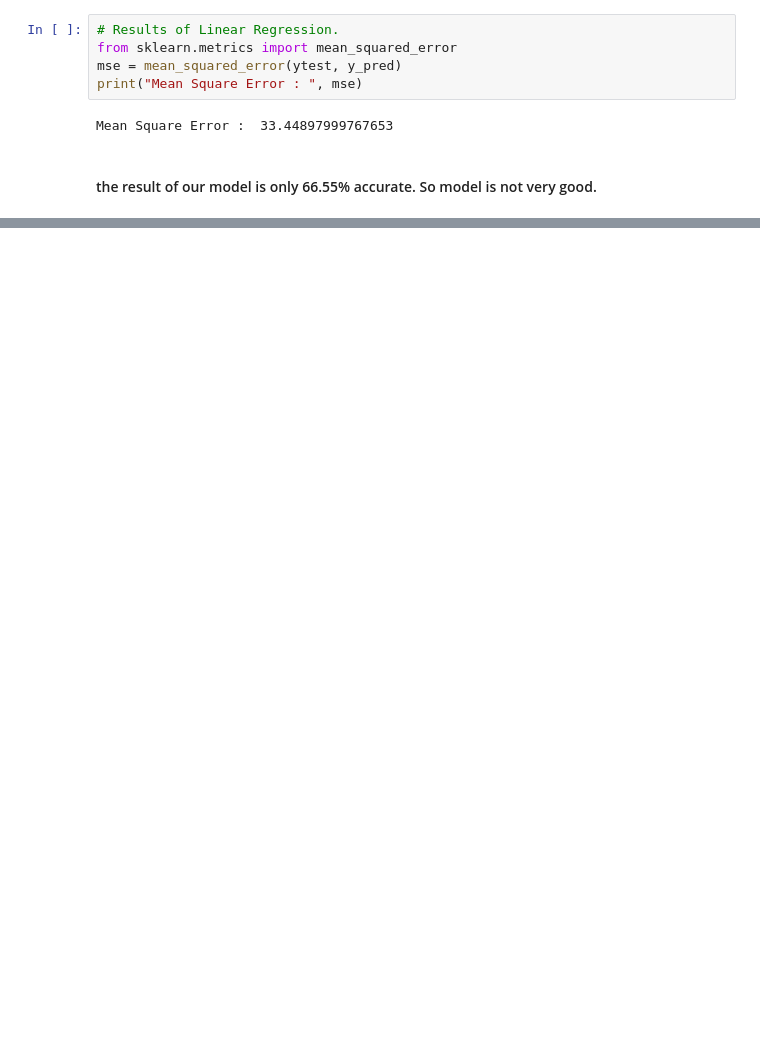
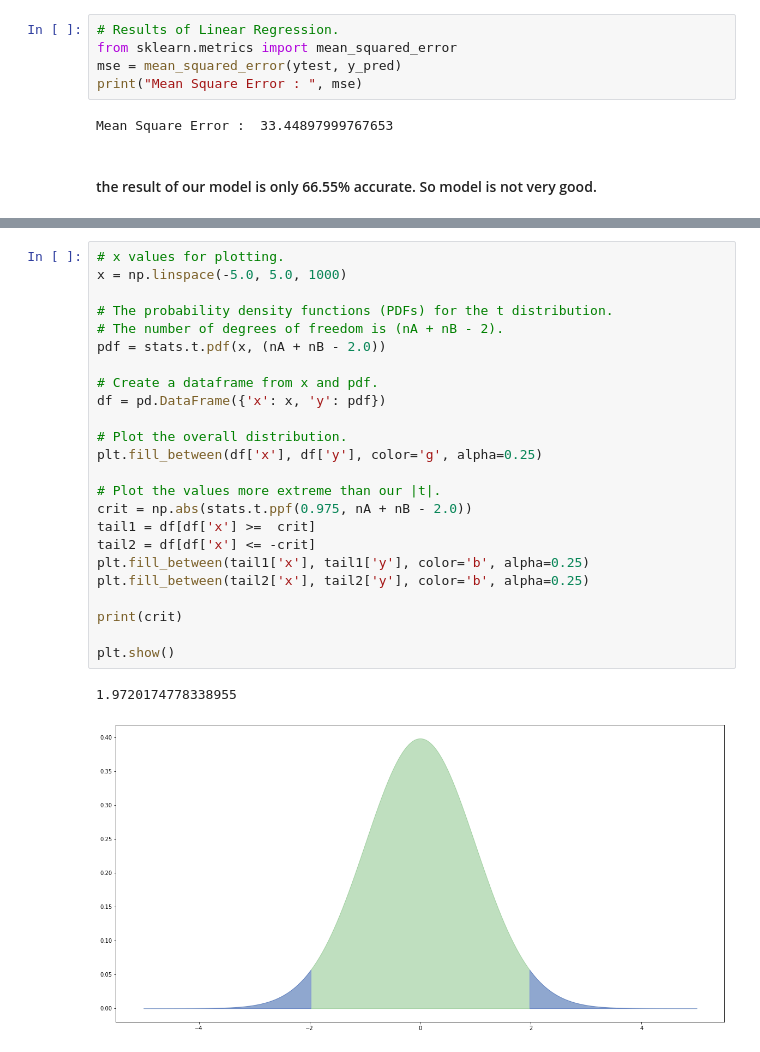
Before and after one commit to kennycolsh/Machine-Learning-Assessment-1, a Jupyter notebook: MacLearning-Ass1.ipynb, the cells around one changed output, grey strips where cells are left out. Cells and saved outputs as stored; diff of their text form; blank space fills up the shorter version.

```diff
--- a/MacLearning-Ass1.ipynb
+++ b/MacLearning-Ass1.ipynb
@@ -544,0 +622,27 @@ Mean Square Error :  33.44897999767653
+# %%
+# x values for plotting.
+x = np.linspace(-5.0, 5.0, 1000)
+
+# The probability density functions (PDFs) for the t distribution.
+# The number of degrees of freedom is (nA + nB - 2).
+pdf = stats.t.pdf(x, (nA + nB - 2.0))
+
+# Create a dataframe from x and pdf.
+df = pd.DataFrame({'x': x, 'y': pdf})
+
+# Plot the overall distribution.
+plt.fill_between(df['x'], df['y'], color='g', alpha=0.25)
+
+# Plot the values more extreme than our |t|.
+crit = np.abs(stats.t.ppf(0.975, nA + nB - 2.0))
+tail1 = df[df['x'] >=  crit]
+tail2 = df[df['x'] <= -crit]
+plt.fill_between(tail1['x'], tail1['y'], color='b', alpha=0.25)
+plt.fill_between(tail2['x'], tail2['y'], color='b', alpha=0.25)
+
+print(crit)
+
+plt.show()
+# %% [output]
+1.9720174778338955
+[figure, added]
```
Also changed, not shown: parts of 10 cells of this notebook.
